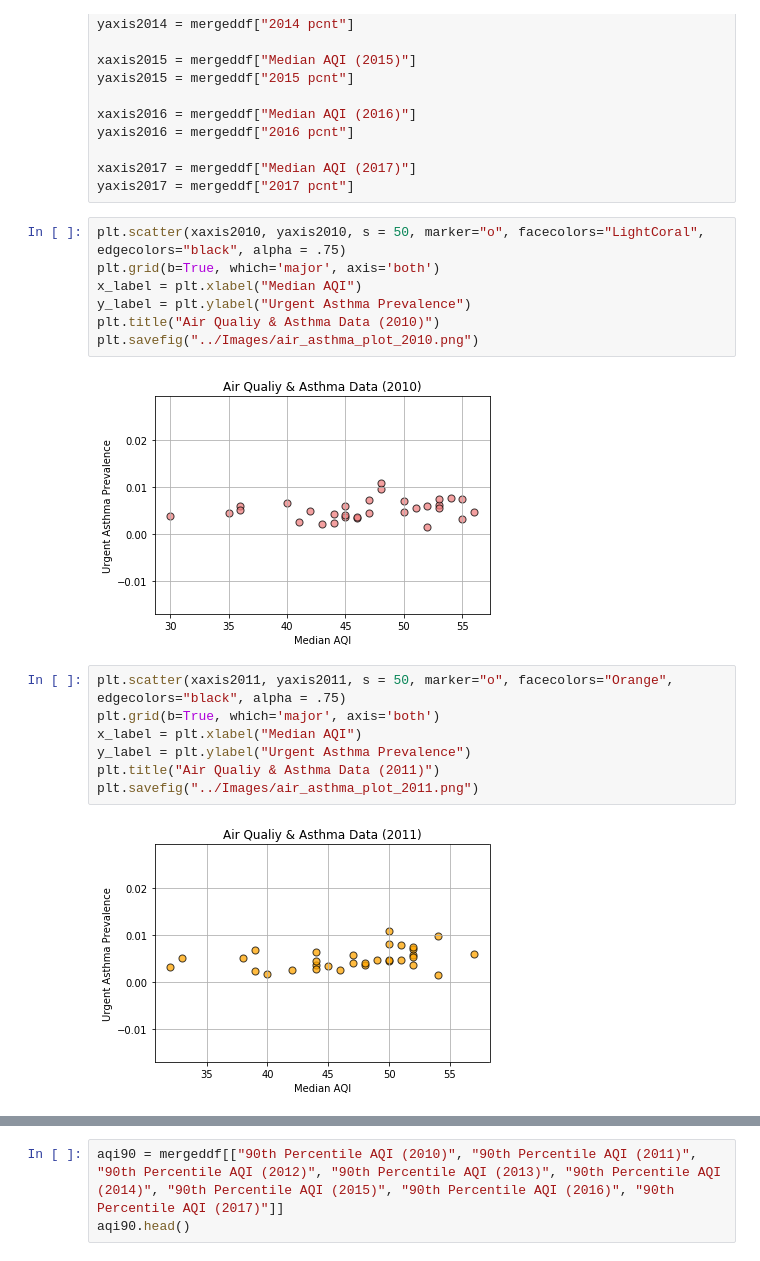
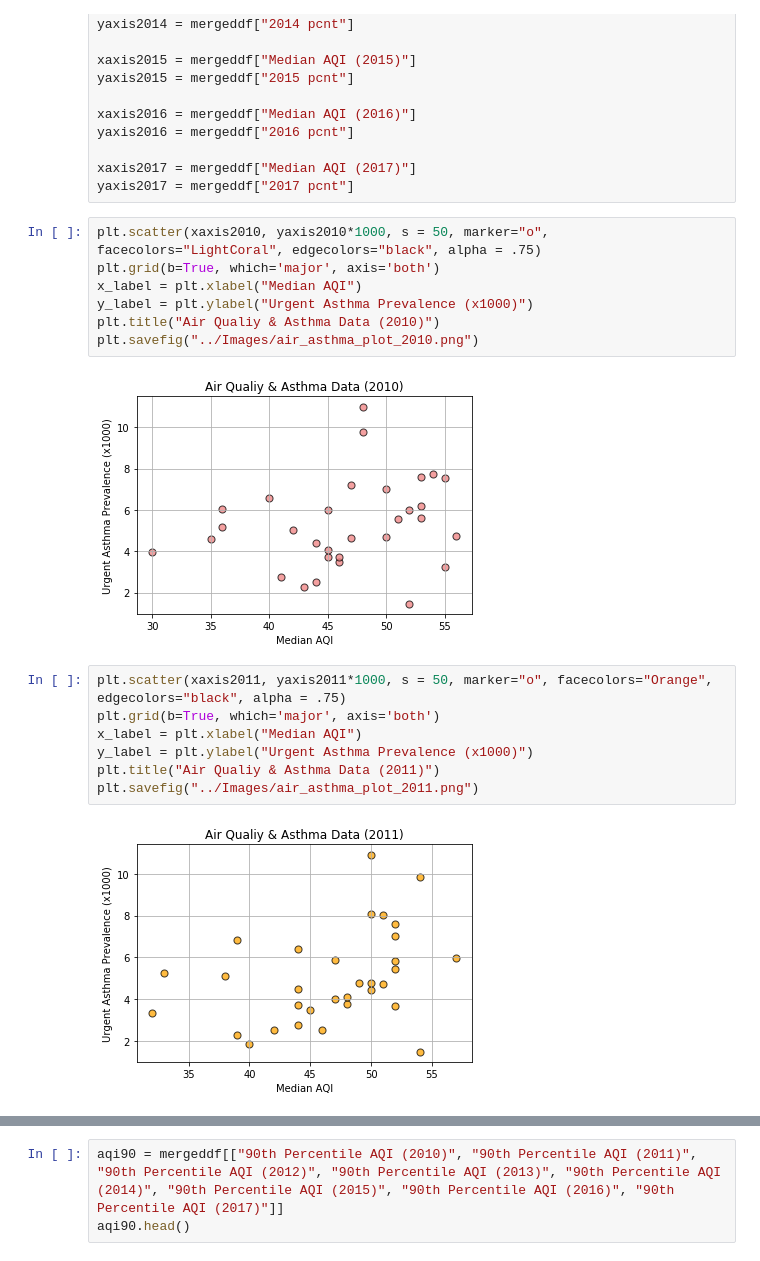
Before and after one commit to ghteds/healthproject, a Jupyter notebook: Code/Air & Asthma.ipynb, the cells around one changed output, grey strips where cells are left out. Cells and saved outputs as stored; diff of their text form.

Commit message:
new images and updated teds new ipynb

```diff
--- a/Code/Air & Asthma.ipynb
+++ b/Code/Air & Asthma.ipynb
@@ -145,21 +147,21 @@ yaxis2016 = mergeddf["2016 pcnt"]
 xaxis2017 = mergeddf["Median AQI (2017)"]
 yaxis2017 = mergeddf["2017 pcnt"]
 # %%
-plt.scatter(xaxis2010, yaxis2010, s = 50, marker="o", facecolors="LightCoral", edgecolors="black", alpha = .75)
+plt.scatter(xaxis2010, yaxis2010*1000, s = 50, marker="o", facecolors="LightCoral", edgecolors="black", alpha = .75)
 plt.grid(b=True, which='major', axis='both')
 x_label = plt.xlabel("Median AQI")
-y_label = plt.ylabel("Urgent Asthma Prevalence")
+y_label = plt.ylabel("Urgent Asthma Prevalence (x1000)")
 plt.title("Air Qualiy & Asthma Data (2010)")
 plt.savefig("../Images/air_asthma_plot_2010.png")
 # %% [output]
-[figure, old version]
+[figure, new version]
 # %%
-plt.scatter(xaxis2011, yaxis2011, s = 50, marker="o", facecolors="Orange", edgecolors="black", alpha = .75)
+plt.scatter(xaxis2011, yaxis2011*1000, s = 50, marker="o", facecolors="Orange", edgecolors="black", alpha = .75)
 plt.grid(b=True, which='major', axis='both')
 x_label = plt.xlabel("Median AQI")
-y_label = plt.ylabel("Urgent Asthma Prevalence")
+y_label = plt.ylabel("Urgent Asthma Prevalence (x1000)")
 plt.title("Air Qualiy & Asthma Data (2011)")
 plt.savefig("../Images/air_asthma_plot_2011.png")
 # %% [output]
-[figure, old version]
+[figure, new version]
 # %%
```
Also changed, not shown: parts of 27 cells of this notebook, 54 other files.
